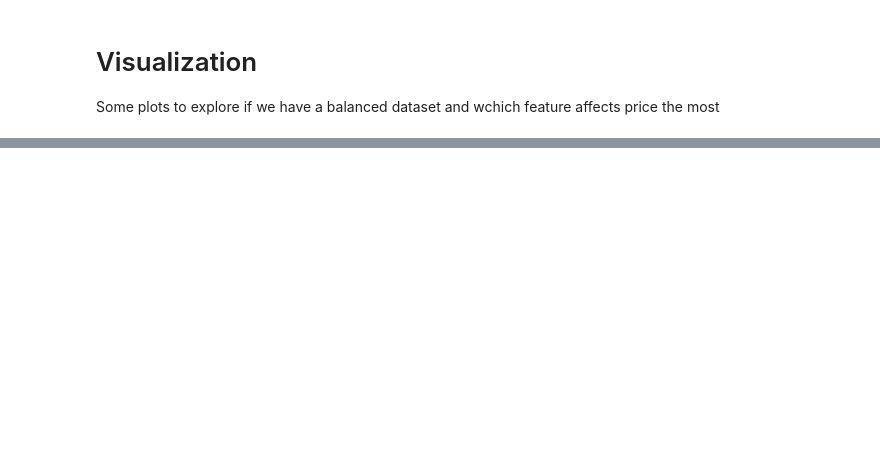
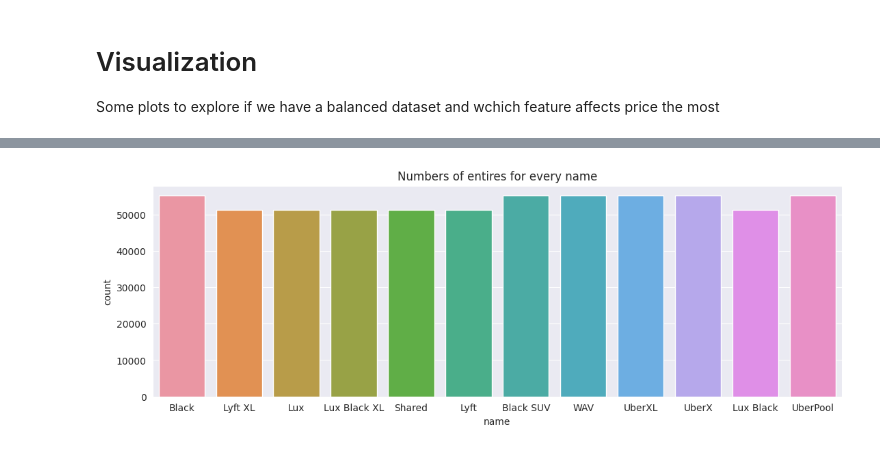
Before and after one commit to 13Dominik/Uber-and-Lyft-Cab-prices-analysis, a Jupyter notebook: project.ipynb, the cells around one changed output, grey strips where cells are left out. Saved outputs shown, nothing was run; the diff lists cells and outputs as text; code cells hidden in the pictures; blank space fills up the shorter version.

```diff
--- a/project.ipynb
+++ b/project.ipynb
@@ -191,0 +209,6 @@ import matplotlib.pyplot as plt
+# %%
+plt.figure(figsize=(13,4))
+plt.title("Numbers of entires for every name")
+g = sns.countplot(data=df, x='name')
+# %% [output]
+[figure, added]
```
Also changed, not shown: parts of 37 cells of this notebook.
